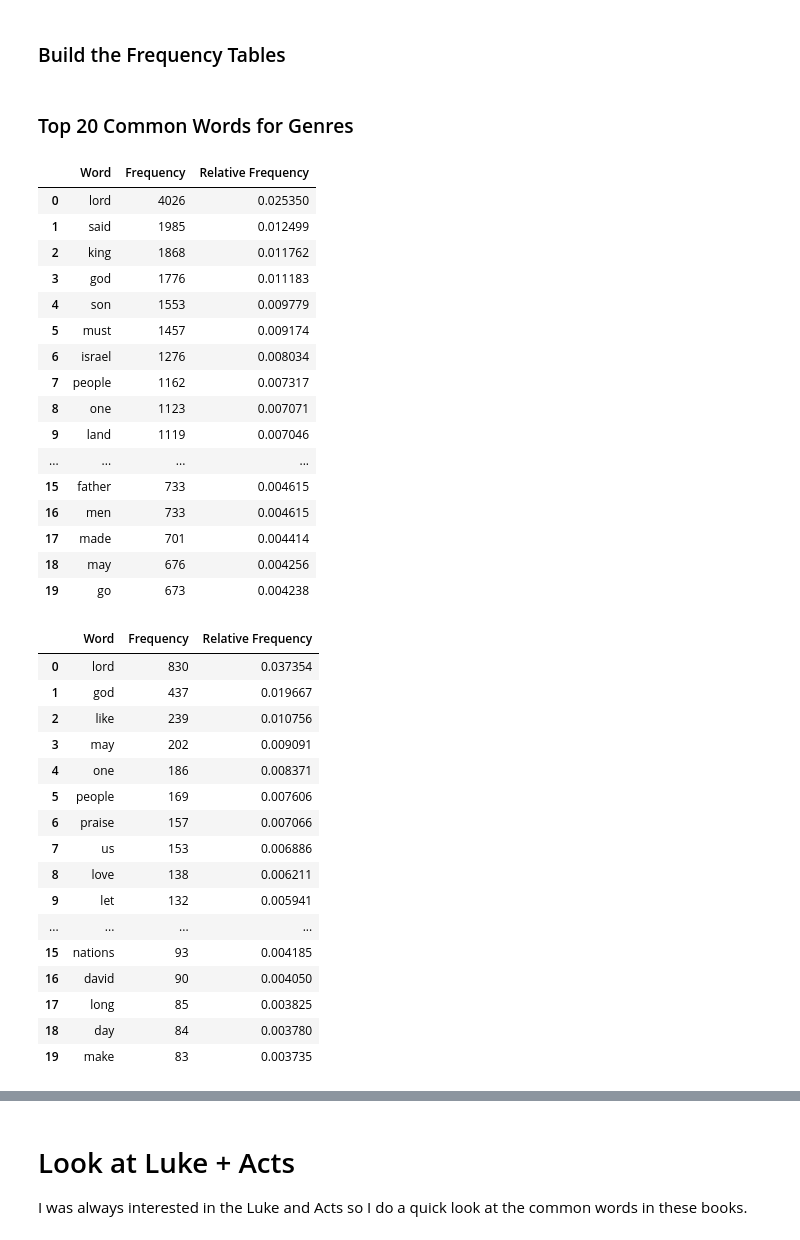
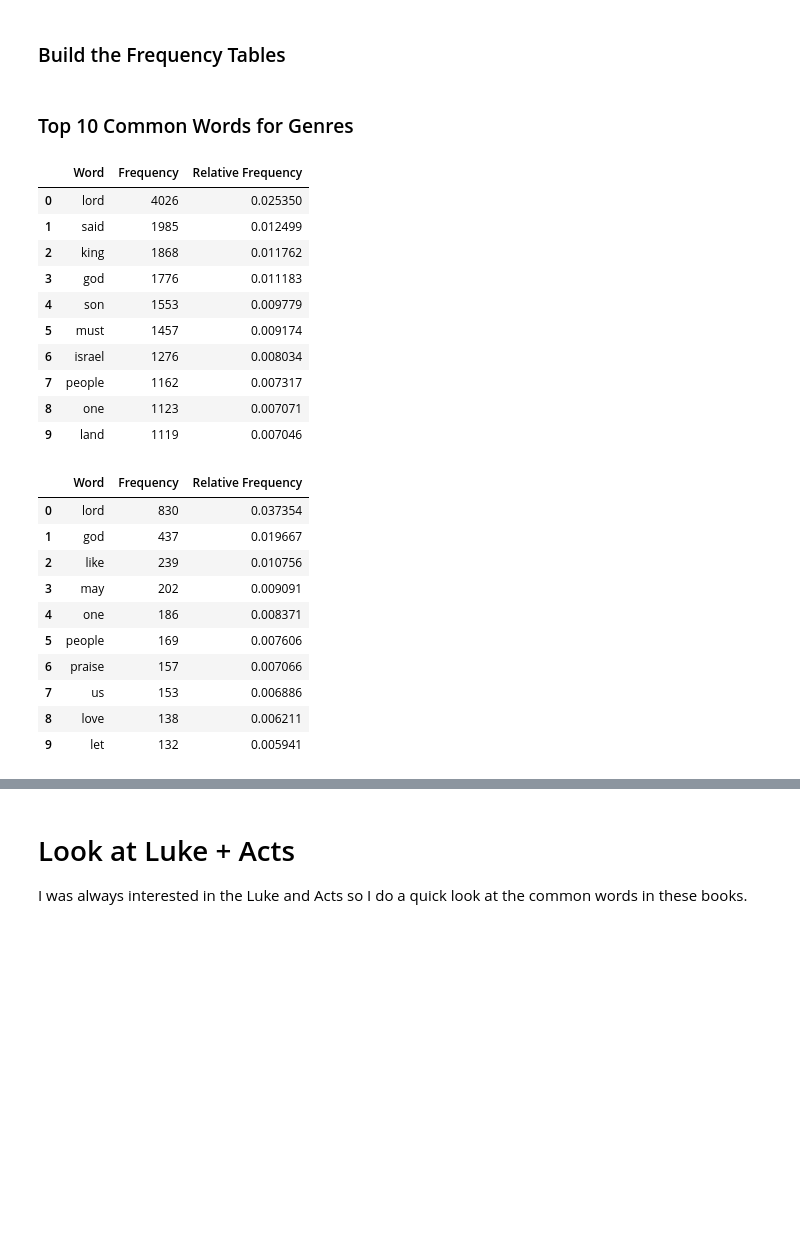
Before and after one commit to logicalschema/data620, a Jupyter notebook: Week8/Data_620_Week_8.ipynb, the cells around one changed output, grey strips where cells are left out. Saved outputs shown, nothing was run; the diff lists cells and outputs as text; code cells hidden in the pictures; blank space fills up the shorter version.

```diff
--- a/Week8/Data_620_Week_8.ipynb
+++ b/Week8/Data_620_Week_8.ipynb
@@ -390,46 +378,40 @@ proCorpusF = FreqDist(proCorpus)
 gosCorpusF  = FreqDist(gosCorpus)
 epiCorpusF = FreqDist(epiCorpus)
 # %% [markdown]
-### Top 20 Common Words for Genres
+### Top 10 Common Words for Genres
 # %%
 n = pd.DataFrame(narCorpusF.most_common(50),columns=['Word','Frequency'])
 n['Relative Frequency'] = n['Frequency']/len(narCorpus)
 
 p = pd.DataFrame(poeCorpusF.most_common(50),columns=['Word','Frequency'])
 p['Relative Frequency'] = p['Frequency']/len(poeCorpus)
 
 w = pd.DataFrame(wisCorpusF.most_common(50),columns=['Word','Frequency'])
 w['Relative Frequency'] = w['Frequency']/len(wisCorpus)
 
 pr = pd.DataFrame(proCorpusF.most_common(50),columns=['Word','Frequency'])
 pr['Relative Frequency'] = pr['Frequency']/len(proCorpus)
 
 g = pd.DataFrame(gosCorpusF.most_common(50),columns=['Word','Frequency'])
 g['Relative Frequency'] = g['Frequency']/len(gosCorpus)
 
 e = pd.DataFrame(epiCorpusF.most_common(50),columns=['Word','Frequency'])
 e['Relative Frequency'] = e['Frequency']/len(epiCorpus)
 
 # Narrative, Prophecy, Wisdom
-display_side_by_side(n.head(20), p.head(20), w.head(20) )
+display_side_by_side(n.head(10), p.head(10), w.head(10) )
 # %% [output]
 |  | Word | Frequency | Relative Frequency |
 | 0 | lord | 4026 | 0.025350 |
 | 1 | said | 1985 | 0.012499 |
 | 2 | king | 1868 | 0.011762 |
 | 3 | god | 1776 | 0.011183 |
 | 4 | son | 1553 | 0.009779 |
 | 5 | must | 1457 | 0.009174 |
 | 6 | israel | 1276 | 0.008034 |
 | 7 | people | 1162 | 0.007317 |
 | 8 | one | 1123 | 0.007071 |
 | 9 | land | 1119 | 0.007046 |
-| ... | ... | ... | ... |
-| 15 | father | 733 | 0.004615 |
-| 16 | men | 733 | 0.004615 |
-| 17 | made | 701 | 0.004414 |
-| 18 | may | 676 | 0.004256 |
-| 19 | go | 673 | 0.004238 |
 |  | Word | Frequency | Relative Frequency |
 | 0 | lord | 830 | 0.037354 |
 | 1 | god | 437 | 0.019667 |
@@ -441,12 +423,6 @@ display_side_by_side(n.head(20), p.head(20), w.head(20) )
 | 7 | us | 153 | 0.006886 |
 | 8 | love | 138 | 0.006211 |
 | 9 | let | 132 | 0.005941 |
-| ... | ... | ... | ... |
-| 15 | nations | 93 | 0.004185 |
-| 16 | david | 90 | 0.004050 |
-| 17 | long | 85 | 0.003825 |
-| 18 | day | 84 | 0.003780 |
-| 19 | make | 83 | 0.003735 |
 |  | Word | Frequency | Relative Frequency |
 | 0 | one | 308 | 0.018133 |
 | 1 | like | 224 | 0.013187 |
```
Also changed, not shown: parts of 9 cells of this notebook.
